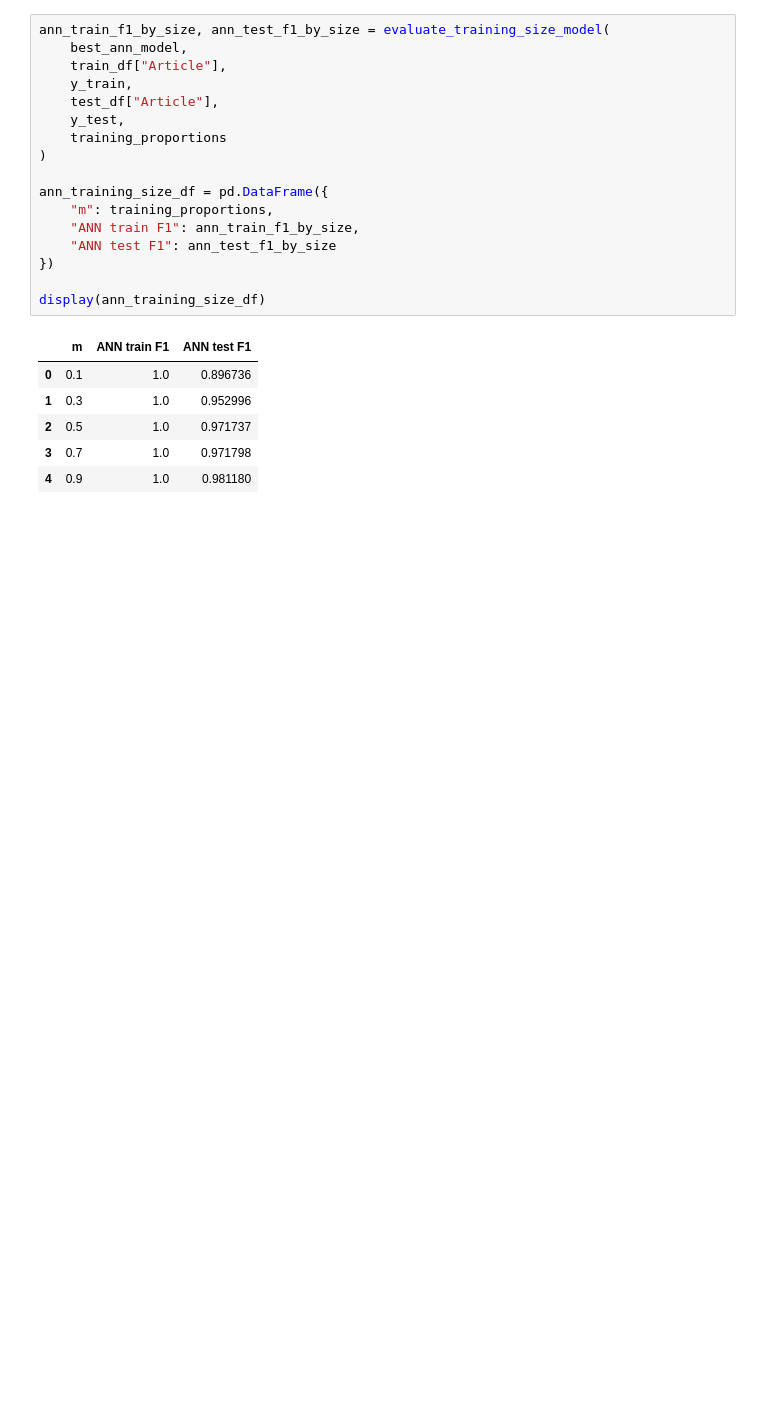
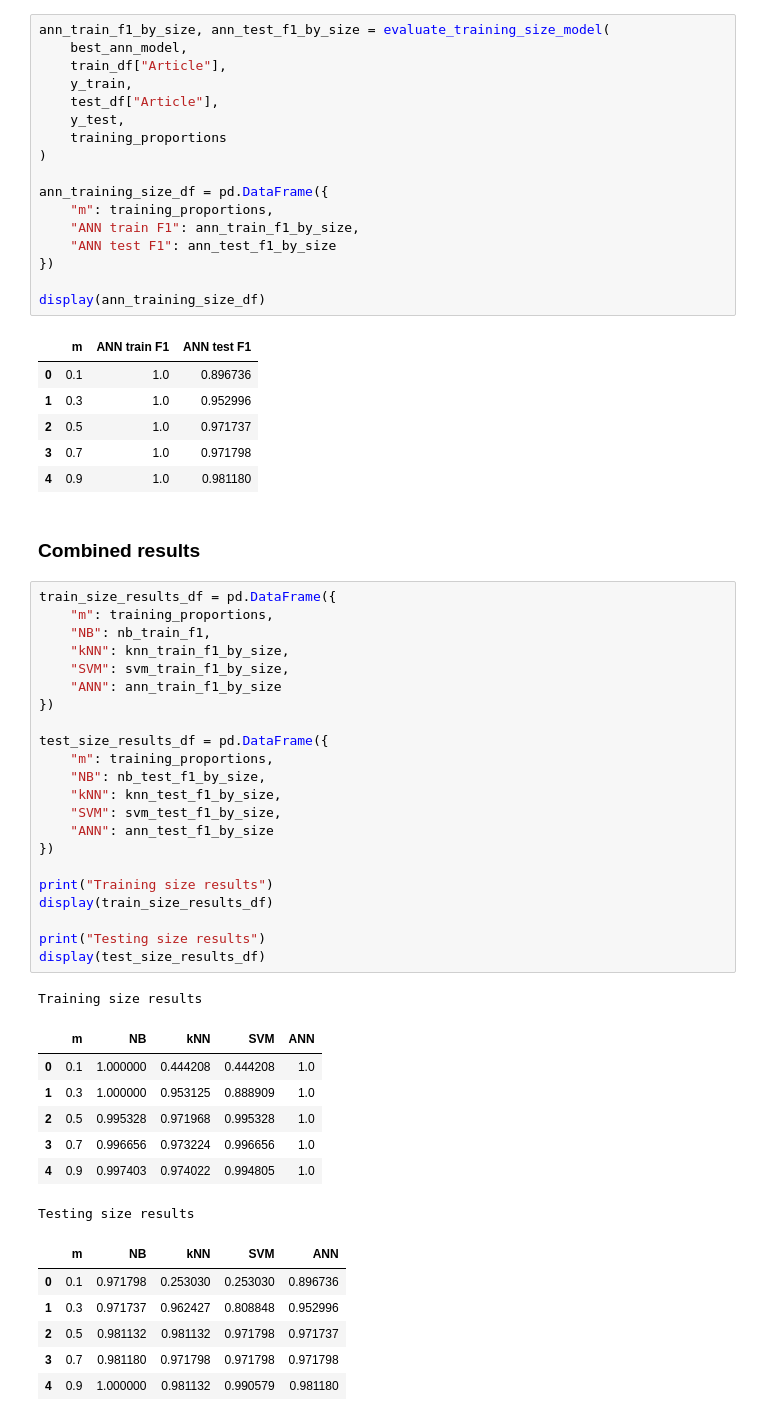
Before and after one commit to WilliamTayNZ/cs361-assignment-3, a Jupyter notebook: A3_Group_27.ipynb, the cells around one changed output. Saved outputs shown, nothing was run; the diff lists cells and outputs as text; blank space fills up the shorter version.

```diff
--- a/A3_Group_27.ipynb
+++ b/A3_Group_27.ipynb
@@ -1409,3 +1387,42 @@ display(ann_training_size_df)
 | 2 | 0.5 | 1.0 | 0.971737 |
 | 3 | 0.7 | 1.0 | 0.971798 |
 | 4 | 0.9 | 1.0 | 0.981180 |
+# %% [markdown]
+### Combined results
+# %%
+train_size_results_df = pd.DataFrame({
+    "m": training_proportions,
+    "NB": nb_train_f1,
+    "kNN": knn_train_f1_by_size,
+    "SVM": svm_train_f1_by_size,
+    "ANN": ann_train_f1_by_size
+})
+
+test_size_results_df = pd.DataFrame({
+    "m": training_proportions,
+    "NB": nb_test_f1_by_size,
+    "kNN": knn_test_f1_by_size,
+    "SVM": svm_test_f1_by_size,
+    "ANN": ann_test_f1_by_size
+})
+
+print("Training size results")
+display(train_size_results_df)
+
+print("Testing size results")
+display(test_size_results_df)
+# %% [output]
+Training size results
+|  | m | NB | kNN | SVM | ANN |
+| 0 | 0.1 | 1.000000 | 0.444208 | 0.444208 | 1.0 |
+| 1 | 0.3 | 1.000000 | 0.953125 | 0.888909 | 1.0 |
+| 2 | 0.5 | 0.995328 | 0.971968 | 0.995328 | 1.0 |
+| 3 | 0.7 | 0.996656 | 0.973224 | 0.996656 | 1.0 |
+| 4 | 0.9 | 0.997403 | 0.974022 | 0.994805 | 1.0 |
+Testing size results
+|  | m | NB | kNN | SVM | ANN |
+| 0 | 0.1 | 0.971798 | 0.253030 | 0.253030 | 0.896736 |
+| 1 | 0.3 | 0.971737 | 0.962427 | 0.808848 | 0.952996 |
+| 2 | 0.5 | 0.981132 | 0.981132 | 0.971798 | 0.971737 |
+| 3 | 0.7 | 0.981180 | 0.971798 | 0.971798 | 0.971798 |
+| 4 | 0.9 | 1.000000 | 0.981132 | 0.990579 | 0.981180 |
```
Also changed, not shown: parts of 60 cells of this notebook.
